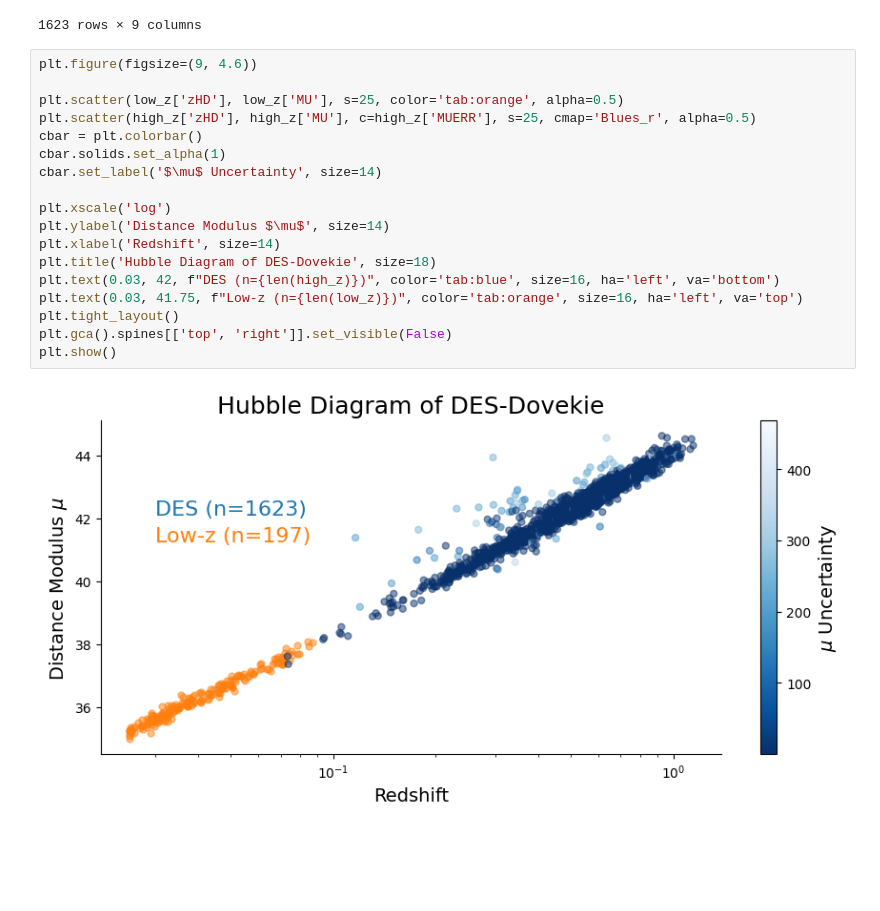
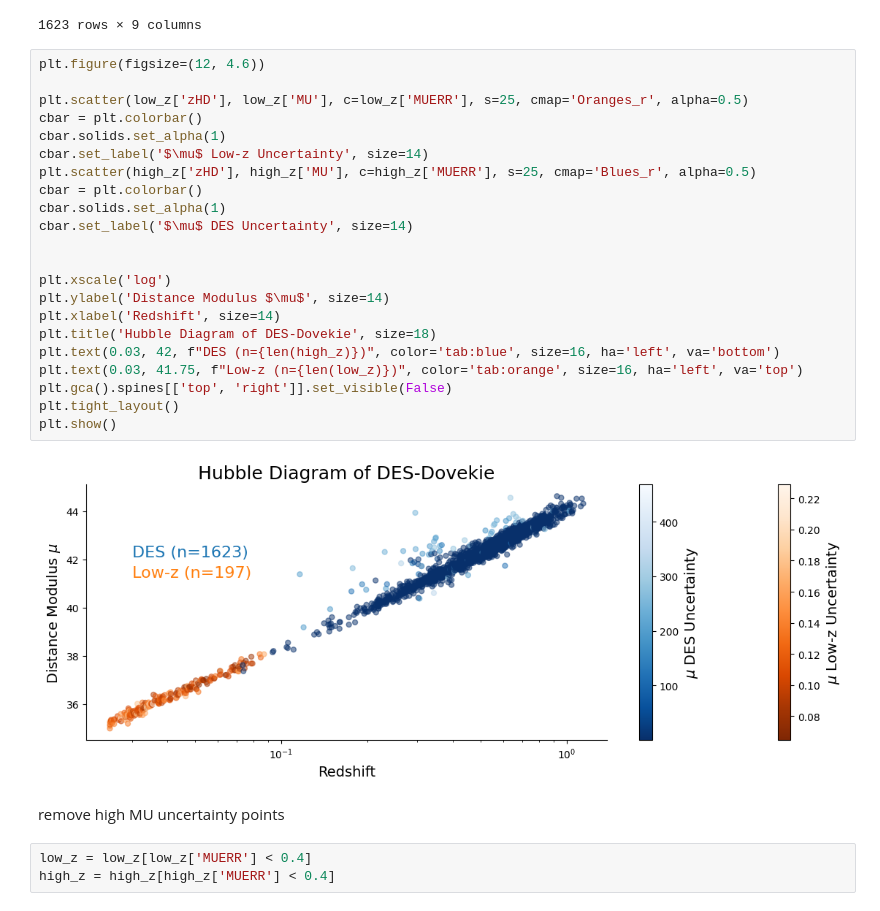
Before and after one commit to MagicalBean/DES_MCMC, a Jupyter notebook: workthrough.ipynb, the cells around one changed output. Cells and saved outputs as stored; diff of their text form; blank space fills up the shorter version.

```diff
--- a/workthrough.ipynb
+++ b/workthrough.ipynb
@@ -35,22 +39,31 @@ high_z
 | 1819 | 1257587 | 10 | 1.14418 | 1.14501 | 44.31733 | 0.1512 | 0.0026 | 0.07176 | 0.99499 |
 1623 rows × 9 columns
 # %%
-plt.figure(figsize=(9, 4.6))
+plt.figure(figsize=(12, 4.6))
 
-plt.scatter(low_z['zHD'], low_z['MU'], s=25, color='tab:orange', alpha=0.5)
+plt.scatter(low_z['zHD'], low_z['MU'], c=low_z['MUERR'], s=25, cmap='Oranges_r', alpha=0.5)
+cbar = plt.colorbar()
+cbar.solids.set_alpha(1)
+cbar.set_label('$\mu$ Low-z Uncertainty', size=14)
 plt.scatter(high_z['zHD'], high_z['MU'], c=high_z['MUERR'], s=25, cmap='Blues_r', alpha=0.5)
 cbar = plt.colorbar()
 cbar.solids.set_alpha(1)
-cbar.set_label('$\mu$ Uncertainty', size=14)
+cbar.set_label('$\mu$ DES Uncertainty', size=14)
+
 
 plt.xscale('log')
 plt.ylabel('Distance Modulus $\mu$', size=14)
 plt.xlabel('Redshift', size=14)
 plt.title('Hubble Diagram of DES-Dovekie', size=18)
 plt.text(0.03, 42, f"DES (n={len(high_z)})", color='tab:blue', size=16, ha='left', va='bottom')
 plt.text(0.03, 41.75, f"Low-z (n={len(low_z)})", color='tab:orange', size=16, ha='left', va='top')
+plt.gca().spines[['top', 'right']].set_visible(False)
 plt.tight_layout()
-plt.gca().spines[['top', 'right']].set_visible(False)
 plt.show()
 # %% [output]
-[figure, old version]
+[figure, new version]
+# %% [markdown]
+remove high MU uncertainty points
+# %%
+low_z = low_z[low_z['MUERR'] < 0.4]
+high_z = high_z[high_z['MUERR'] < 0.4]
```
Also changed, not shown: parts of 12 cells of this notebook.
